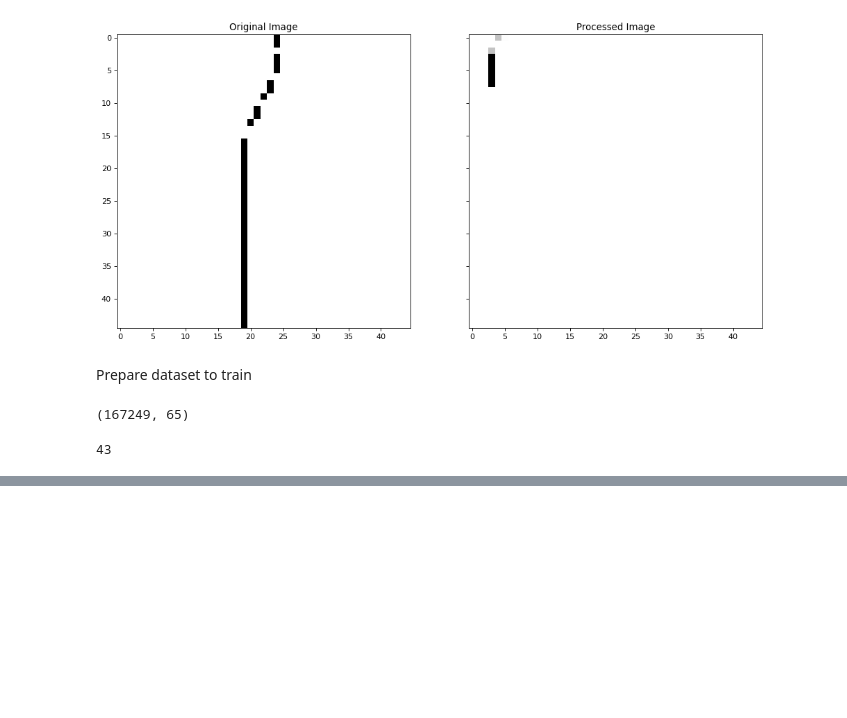
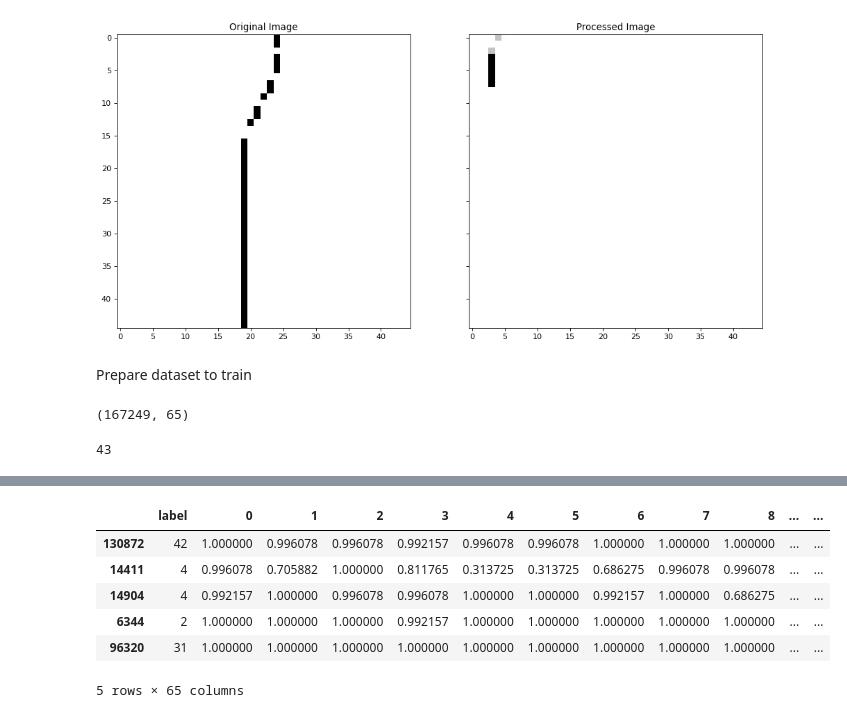
Before and after one commit to yunmiaouwu/data-245-project, a Jupyter notebook: Guan.ipynb, the cells around one changed output, grey strips where cells are left out. Drawn from its saved outputs; the diff is of its cells as text; code cells hidden in the pictures; blank space fills up the shorter version.

```diff
--- a/Guan.ipynb
+++ b/Guan.ipynb
@@ -180,0 +168,10 @@ X_train.head()
+# %%
+train.head()
+# %% [output]
+|  | label | 0 | 1 | 2 | 3 | 4 | 5 | 6 | 7 | 8 | ... | ... |
+| 130872 | 42 | 1.000000 | 0.996078 | 0.996078 | 0.992157 | 0.996078 | 0.996078 | 1.000000 | 1.000000 | 1.000000 | ... | ... |
+| 14411 | 4 | 0.996078 | 0.705882 | 1.000000 | 0.811765 | 0.313725 | 0.313725 | 0.686275 | 0.996078 | 0.996078 | ... | ... |
+| 14904 | 4 | 0.992157 | 1.000000 | 0.996078 | 0.996078 | 1.000000 | 1.000000 | 0.992157 | 1.000000 | 0.686275 | ... | ... |
+| 6344 | 2 | 1.000000 | 1.000000 | 1.000000 | 0.992157 | 1.000000 | 1.000000 | 1.000000 | 1.000000 | 1.000000 | ... | ... |
+| 96320 | 31 | 1.000000 | 1.000000 | 1.000000 | 1.000000 | 1.000000 | 1.000000 | 1.000000 | 1.000000 | 1.000000 | ... | ... |
+5 rows × 65 columns
```
Also changed, not shown: parts of 22 cells of this notebook, 2 other files.
